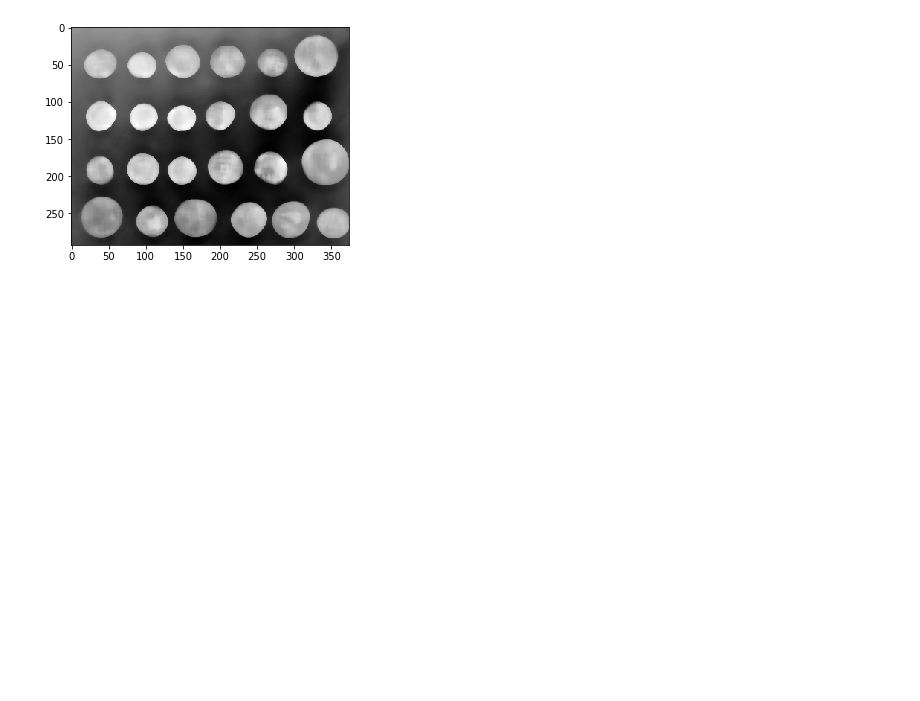
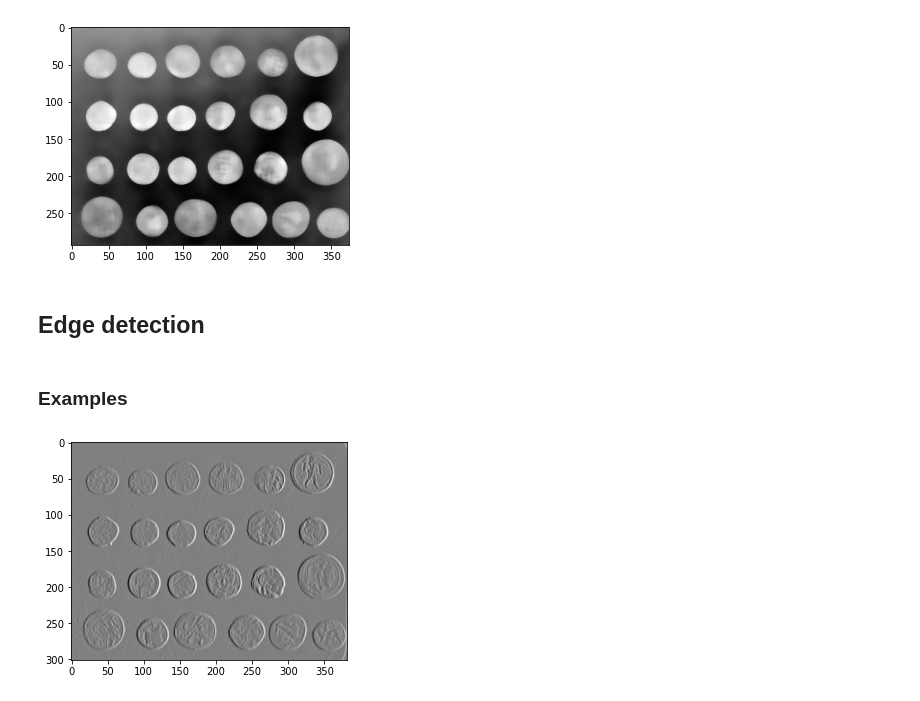
Before and after one commit to neduchal/USVP, a Jupyter notebook: cviceni/cv02.ipynb, the cells around one changed output. Saved outputs shown, nothing was run; the diff lists cells and outputs as text; code cells hidden in the pictures; blank space fills up the shorter version.

```diff
--- a/cviceni/cv02.ipynb
+++ b/cviceni/cv02.ipynb
@@ -105,3 +105,42 @@ plt.imshow(output, cmap="gray") # colormap grayscale
 plt.show()
 # %% [output]
 [figure]
+# %% [markdown]
+## Edge detection
+# %%
+def edge_detect(img, mask):
+    """
+        Function edge_detect
+
+        Function applies mask in order to detect edges in the image.
+
+        @param img input image
+        @param mask input mask of size == 3 + 2*k , k = 0,1,2,...
+
+    """
+    if (mask.shape[0] != mask.shape[1]):
+        return None
+    if (mask.shape[0] % 2) == 0:
+        return None
+    if (mask.shape[0] == 1):
+        return None
+    h = (mask.shape[0] // 2)
+    output = np.zeros([img.shape[0]-(2*h), img.shape[1]-(2*h)])
+    for y in range(h, img.shape[0] - h):
+        for x in range(h, img.shape[1] - h):
+            output[y - h, x -h] = np.sum(img[y-h:y+h+1,x-h:x+h+1] * mask)
+    return output
+# %% [markdown]
+### Examples
+# %%
+# Mask generation
+mask = np.ones([3,3])
+mask[:,1] = 0
+mask[:,2] = -1
+
+output = edge_detect(img, mask)
+
+plt.imshow(output, cmap="gray") # colormap grayscale
+plt.show()
+# %% [output]
+[figure, added]
```
Also changed, not shown: parts of 2 cells of this notebook.
